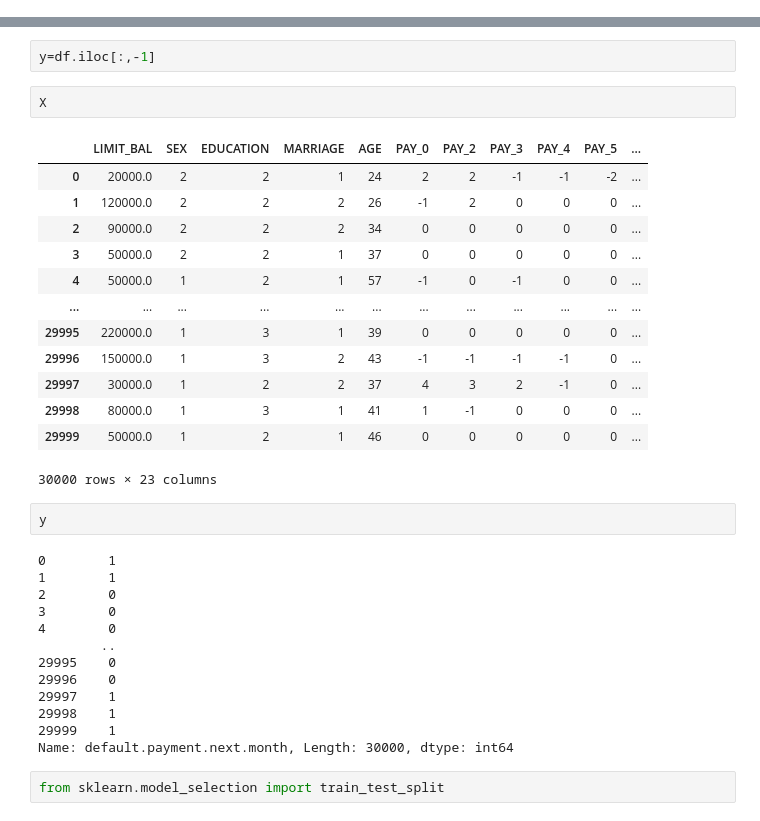
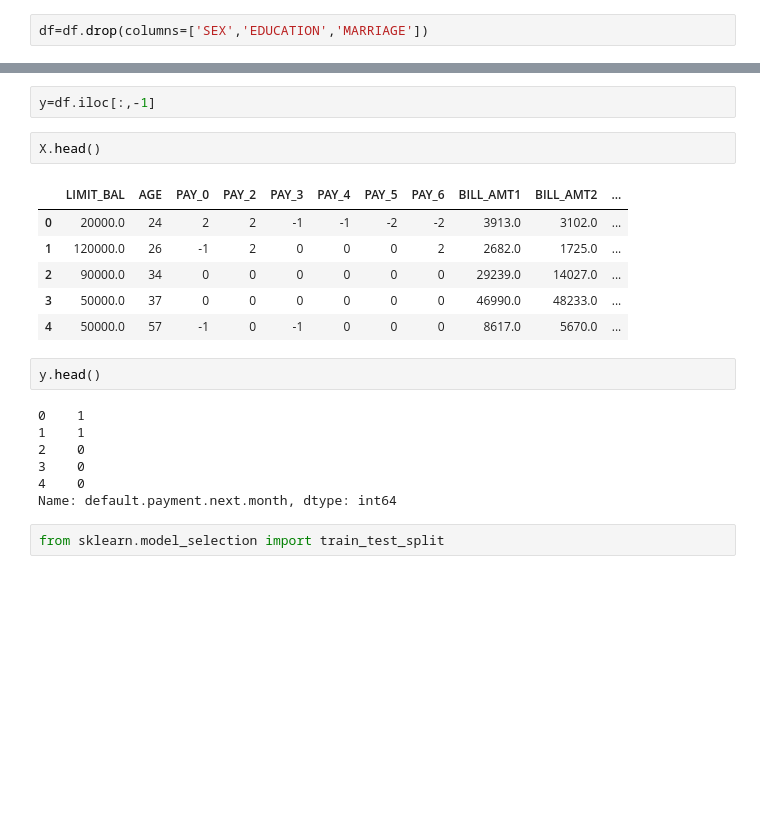
Before and after one commit to BhaveshNikam09/Credit_card_default_prediction, a Jupyter notebook: notebooks/model_training.ipynb, the cells around one changed output, grey strips where cells are left out. Cells and saved outputs as stored; diff of their text form; blank space fills up the shorter version.

```diff
--- a/notebooks/model_training.ipynb
+++ b/notebooks/model_training.ipynb
@@ -14,6 +14,8 @@ df.head()
 5 rows × 25 columns
 # %%
 df=df.drop(labels=['ID'],axis=1)
+# %%
+df=df.drop(columns=['SEX','EDUCATION','MARRIAGE'])
 # %%
 df.head()
 # %% [output]
@@ -29,36 +31,23 @@ X=df.iloc[:,:-1]
 # %%
 y=df.iloc[:,-1]
 # %%
-X
+X.head()
 # %% [output]
-|  | LIMIT_BAL | SEX | EDUCATION | MARRIAGE | AGE | PAY_0 | PAY_2 | PAY_3 | PAY_4 | PAY_5 | ... |
-| 0 | 20000.0 | 2 | 2 | 1 | 24 | 2 | 2 | -1 | -1 | -2 | ... |
-| 1 | 120000.0 | 2 | 2 | 2 | 26 | -1 | 2 | 0 | 0 | 0 | ... |
-| 2 | 90000.0 | 2 | 2 | 2 | 34 | 0 | 0 | 0 | 0 | 0 | ... |
-| 3 | 50000.0 | 2 | 2 | 1 | 37 | 0 | 0 | 0 | 0 | 0 | ... |
-| 4 | 50000.0 | 1 | 2 | 1 | 57 | -1 | 0 | -1 | 0 | 0 | ... |
-| ... | ... | ... | ... | ... | ... | ... | ... | ... | ... | ... | ... |
-| 29995 | 220000.0 | 1 | 3 | 1 | 39 | 0 | 0 | 0 | 0 | 0 | ... |
-| 29996 | 150000.0 | 1 | 3 | 2 | 43 | -1 | -1 | -1 | -1 | 0 | ... |
-| 29997 | 30000.0 | 1 | 2 | 2 | 37 | 4 | 3 | 2 | -1 | 0 | ... |
-| 29998 | 80000.0 | 1 | 3 | 1 | 41 | 1 | -1 | 0 | 0 | 0 | ... |
-| 29999 | 50000.0 | 1 | 2 | 1 | 46 | 0 | 0 | 0 | 0 | 0 | ... |
+|  | LIMIT_BAL | AGE | PAY_0 | PAY_2 | PAY_3 | PAY_4 | PAY_5 | PAY_6 | BILL_AMT1 | BILL_AMT2 | ... |
+| 0 | 20000.0 | 24 | 2 | 2 | -1 | -1 | -2 | -2 | 3913.0 | 3102.0 | ... |
+| 1 | 120000.0 | 26 | -1 | 2 | 0 | 0 | 0 | 2 | 2682.0 | 1725.0 | ... |
+| 2 | 90000.0 | 34 | 0 | 0 | 0 | 0 | 0 | 0 | 29239.0 | 14027.0 | ... |
+| 3 | 50000.0 | 37 | 0 | 0 | 0 | 0 | 0 | 0 | 46990.0 | 48233.0 | ... |
+| 4 | 50000.0 | 57 | -1 | 0 | -1 | 0 | 0 | 0 | 8617.0 | 5670.0 | ... |
-30000 rows × 23 columns
 # %%
-y
+y.head()
 # %% [output]
-0        1
-1        1
-2        0
-3        0
-4        0
-        ..
-29995    0
-29996    0
-29997    1
-29998    1
-29999    1
-Name: default.payment.next.month, Length: 30000, dtype: int64
+0    1
+1    1
+2    0
+3    0
+4    0
+Name: default.payment.next.month, dtype: int64
 # %%
 from sklearn.model_selection import train_test_split
 # %%
```
Also changed, not shown: parts of 32 cells of this notebook.
